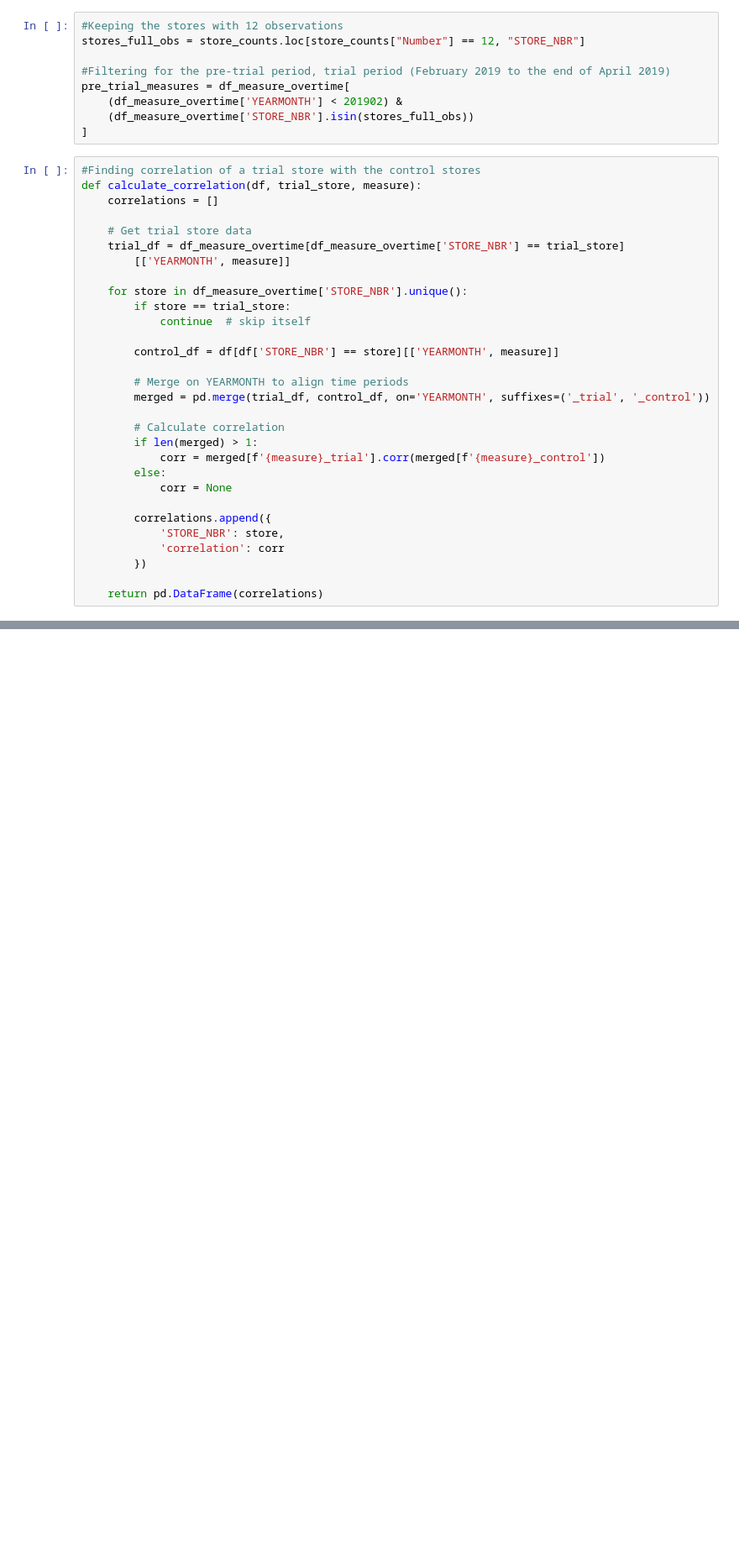
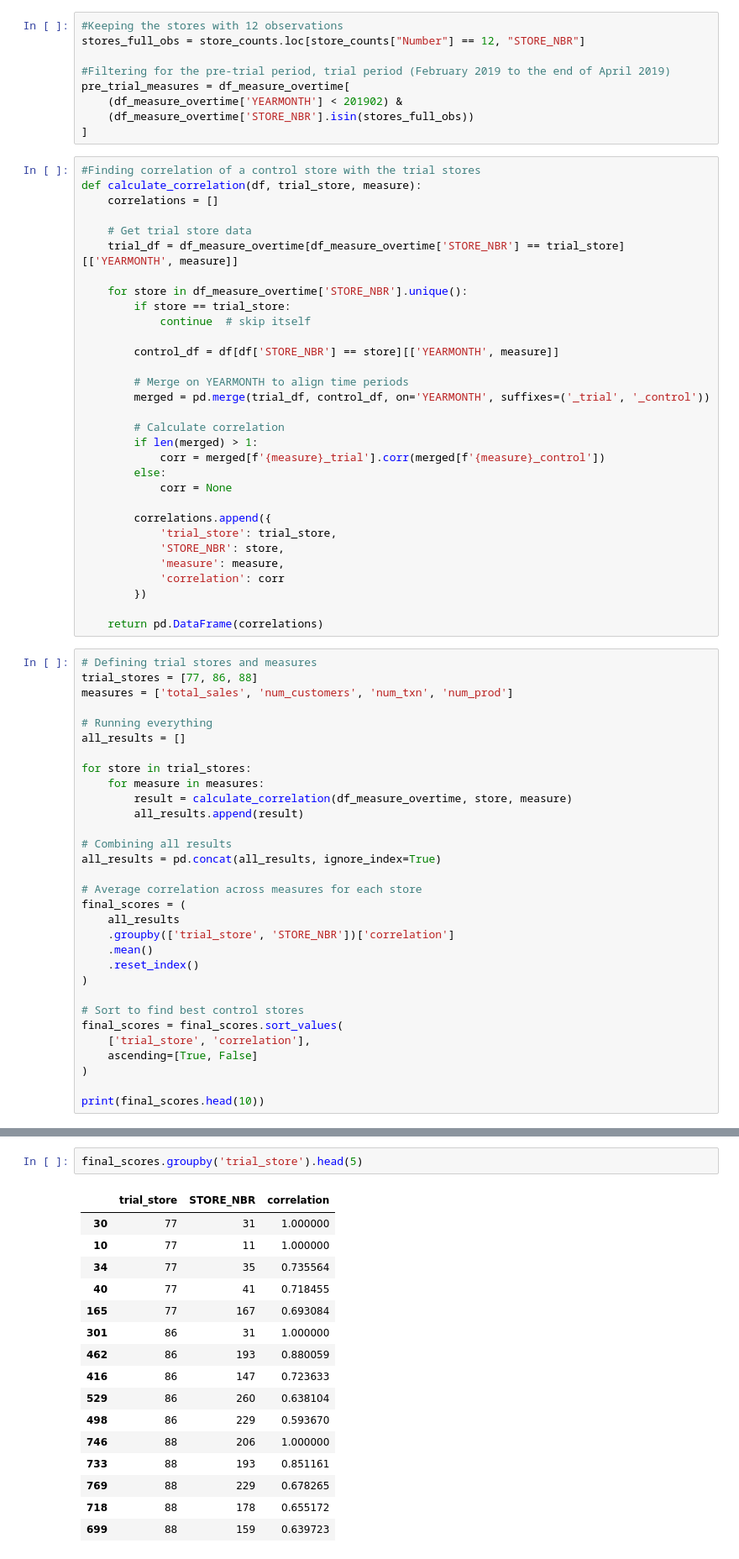
Before and after one commit to ledagale27/Performance_stores, a Jupyter notebook: Stores_performance.ipynb, the cells around one changed output, grey strips where cells are left out. Shown at 84% size. Saved outputs shown, nothing was run; the diff lists cells and outputs as text; blank space fills up the shorter version.

Commit message:
Finding correlation between trial stores and control stores

```diff
--- a/Stores_performance.ipynb
+++ b/Stores_performance.ipynb
@@ -196,13 +196,12 @@ pre_trial_measures = df_measure_overtime[
     (df_measure_overtime['STORE_NBR'].isin(stores_full_obs))
 ]
 # %%
-#Finding correlation of a trial store with the control stores
+#Finding correlation of a control store with the trial stores
 def calculate_correlation(df, trial_store, measure):
     correlations = []
 
     # Get trial store data
-    trial_df = df_measure_overtime[df_measure_overtime['STORE_NBR'] == trial_store]
-        [['YEARMONTH', measure]]
+    trial_df = df_measure_overtime[df_measure_overtime['STORE_NBR'] == trial_store][['YEARMONTH', measure]]
 
     for store in df_measure_overtime['STORE_NBR'].unique():
         if store == trial_store:
@@ -220,8 +219,41 @@ def calculate_correlation(df, trial_store, measure):
             corr = None
 
         correlations.append({
+            'trial_store': trial_store,
             'STORE_NBR': store,
+            'measure': measure,
             'correlation': corr
         })
 
     return pd.DataFrame(correlations)
+# %%
+# Defining trial stores and measures
+trial_stores = [77, 86, 88]
+measures = ['total_sales', 'num_customers', 'num_txn', 'num_prod']
+
+# Running everything
+all_results = []
+
+for store in trial_stores:
+    for measure in measures:
+        result = calculate_correlation(df_measure_overtime, store, measure)
+        all_results.append(result)
+
+# Combining all results
+all_results = pd.concat(all_results, ignore_index=True)
+
+# Average correlation across measures for each store
+final_scores = (
+    all_results
+    .groupby(['trial_store', 'STORE_NBR'])['correlation']
+    .mean()
+    .reset_index()
+)
+
+# Sort to find best control stores
+final_scores = final_scores.sort_values(
+    ['trial_store', 'correlation'],
+    ascending=[True, False]
+)
+
+print(final_scores.head(10))
@@ -227,0 +272,19 @@ def calculate_correlation(df, trial_store, measure):
+# %%
+final_scores.groupby('trial_store').head(5)
+# %% [output]
+|  | trial_store | STORE_NBR | correlation |
+| 30 | 77 | 31 | 1.000000 |
+| 10 | 77 | 11 | 1.000000 |
+| 34 | 77 | 35 | 0.735564 |
+| 40 | 77 | 41 | 0.718455 |
+| 165 | 77 | 167 | 0.693084 |
+| 301 | 86 | 31 | 1.000000 |
+| 462 | 86 | 193 | 0.880059 |
+| 416 | 86 | 147 | 0.723633 |
+| 529 | 86 | 260 | 0.638104 |
+| 498 | 86 | 229 | 0.593670 |
+| 746 | 88 | 206 | 1.000000 |
+| 733 | 88 | 193 | 0.851161 |
+| 769 | 88 | 229 | 0.678265 |
+| 718 | 88 | 178 | 0.655172 |
+| 699 | 88 | 159 | 0.639723 |
```
Also changed, not shown: parts of 2 cells of this notebook, 1 other file.
